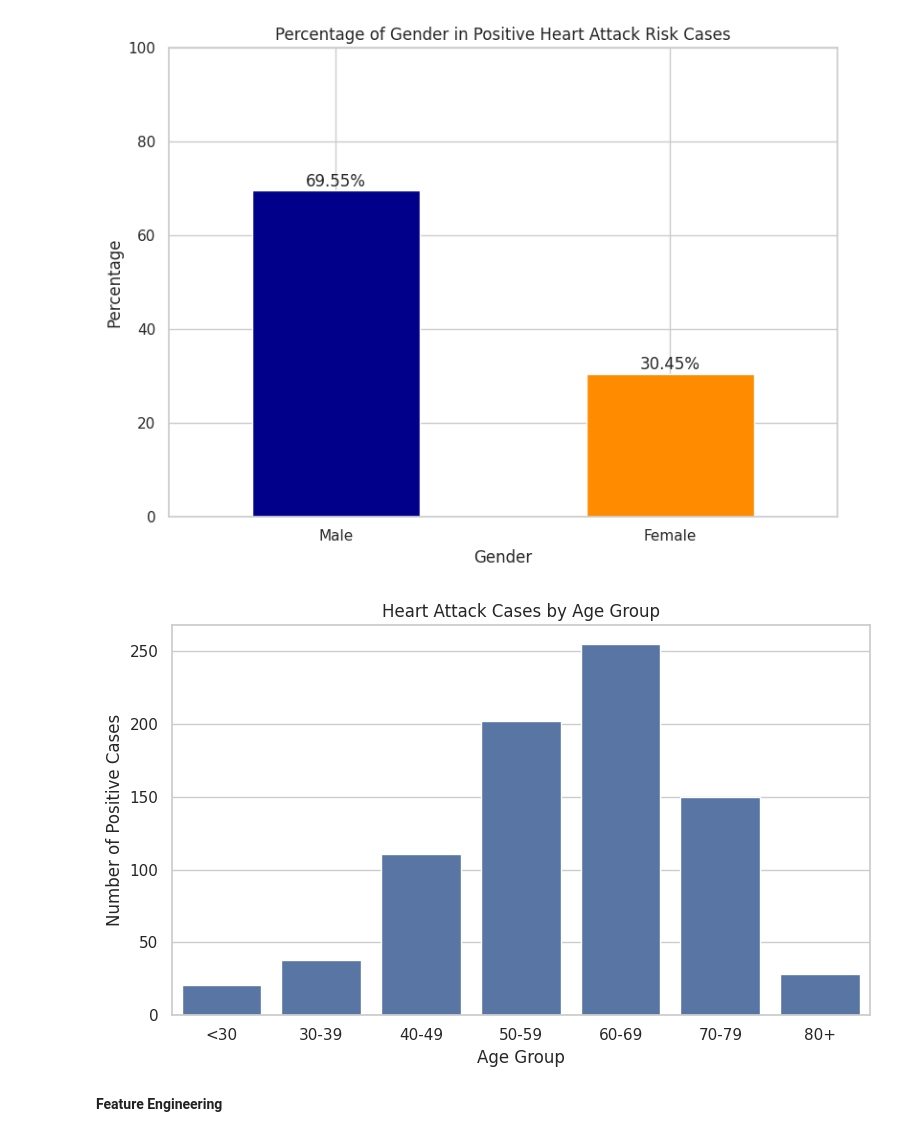
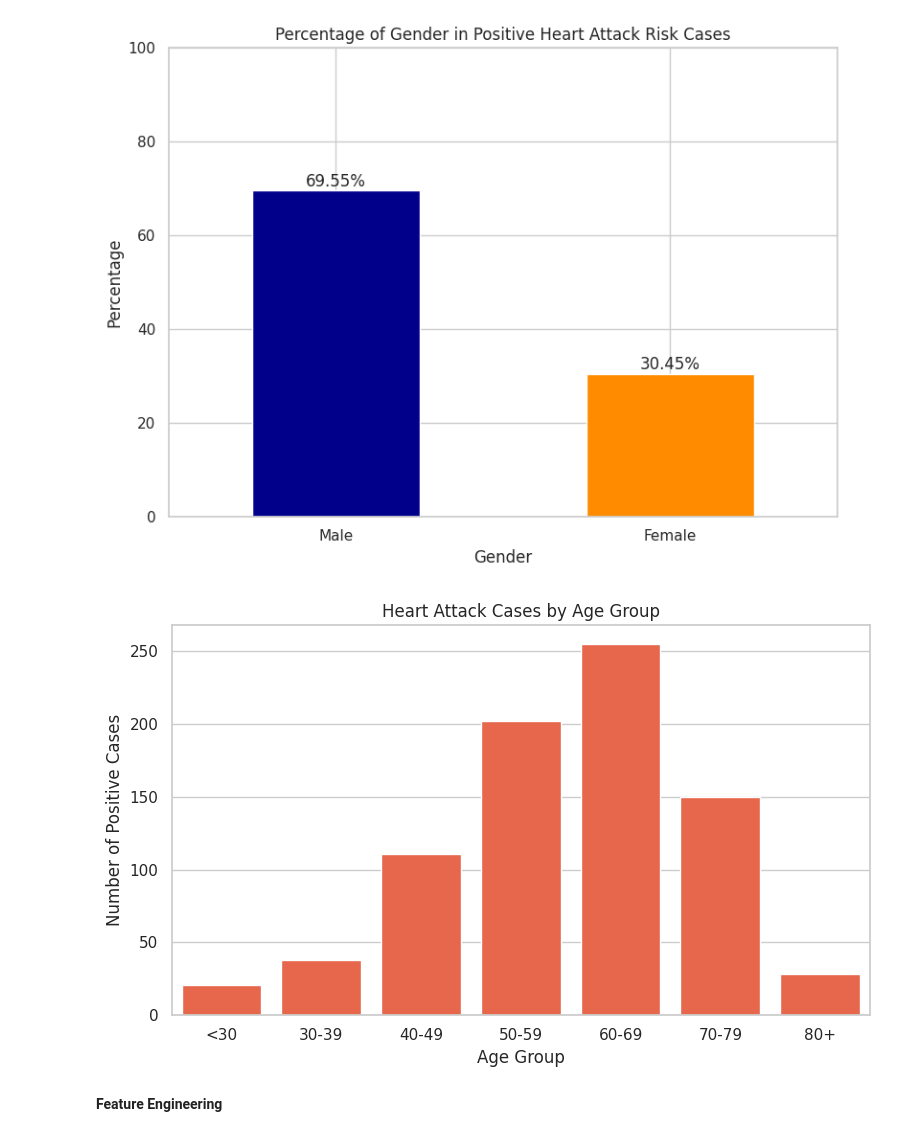
Before and after one commit to Madhulik123/Data-Analysis-project, a Jupyter notebook: heart.ipynb, the cells around one changed output. Drawn from its saved outputs; the diff is of its cells as text; code cells hidden in the pictures.

```diff
--- a/heart.ipynb
+++ b/heart.ipynb
@@ -141,6 +141,10 @@ No non-standard characters found in column 'Result' (or column is empty/contains
 #Visual Representation of the outliers in the dataset
 import matplotlib.pyplot as plt
 import seaborn as sns
+
+standard_colors = ['#FF5733', '#33FF57', '#3357FF']
+# Apply globally using rcParams
+plt.rcParams['axes.prop_cycle'] = plt.cycler(color=standard_colors)
 
 # Set up for better visuals
 sns.set(style="whitegrid")
@@ -346,6 +350,11 @@ There's a slight shift in distribution: positive cases are slightly more frequen
 import pandas as pd
 import seaborn as sns
 import matplotlib.pyplot as plt
+
+standard_colors = ['#FF5733', '#33FF57', '#3357FF']
+# Apply globally using rcParams
+plt.rcParams['axes.prop_cycle'] = plt.cycler(color=standard_colors)
+
 
 print("\n--- Correlation Matrix Heatmap (All Numerical Features) ---")
 
@@ -467,28 +476,32 @@ Name: count, dtype: float64
 # %%
 #Age group in which most number of positive cases are falling?
 # Define age bins
 bins = [0, 30, 40, 50, 60, 70, 80, 100]
 labels = ['<30', '30-39', '40-49', '50-59', '60-69', '70-79', '80+']
 
 # Create a new column for age groups
 df['AgeGroup'] = pd.cut(df['Age'], bins=bins, labels=labels, right=False)
 
 # Filter only positive cases
 positive_cases = df[df['Result'] == 'positive']
+standard_colors = ['#FF5733', '#33FF57', '#3357FF']
+# Apply globally using rcParams
+plt.rcParams['axes.prop_cycle'] = plt.cycler(color=standard_colors)
+
 
 # Count number of cases per age group
 age_group_counts = positive_cases['AgeGroup'].value_counts().sort_index()
 
 # Plot
 plt.figure(figsize=(8, 5))
 sns.barplot(x=age_group_counts.index, y=age_group_counts.values)
 plt.title('Heart Attack Cases by Age Group')
 plt.xlabel('Age Group')
 plt.ylabel('Number of Positive Cases')
 plt.tight_layout()
 plt.show()
 # %% [output]
-[figure, old version]
+[figure, new version]
 # %% [markdown]
 **Feature Engineering**
 # %% [markdown]
```
Also changed, not shown: parts of 5 cells of this notebook.
